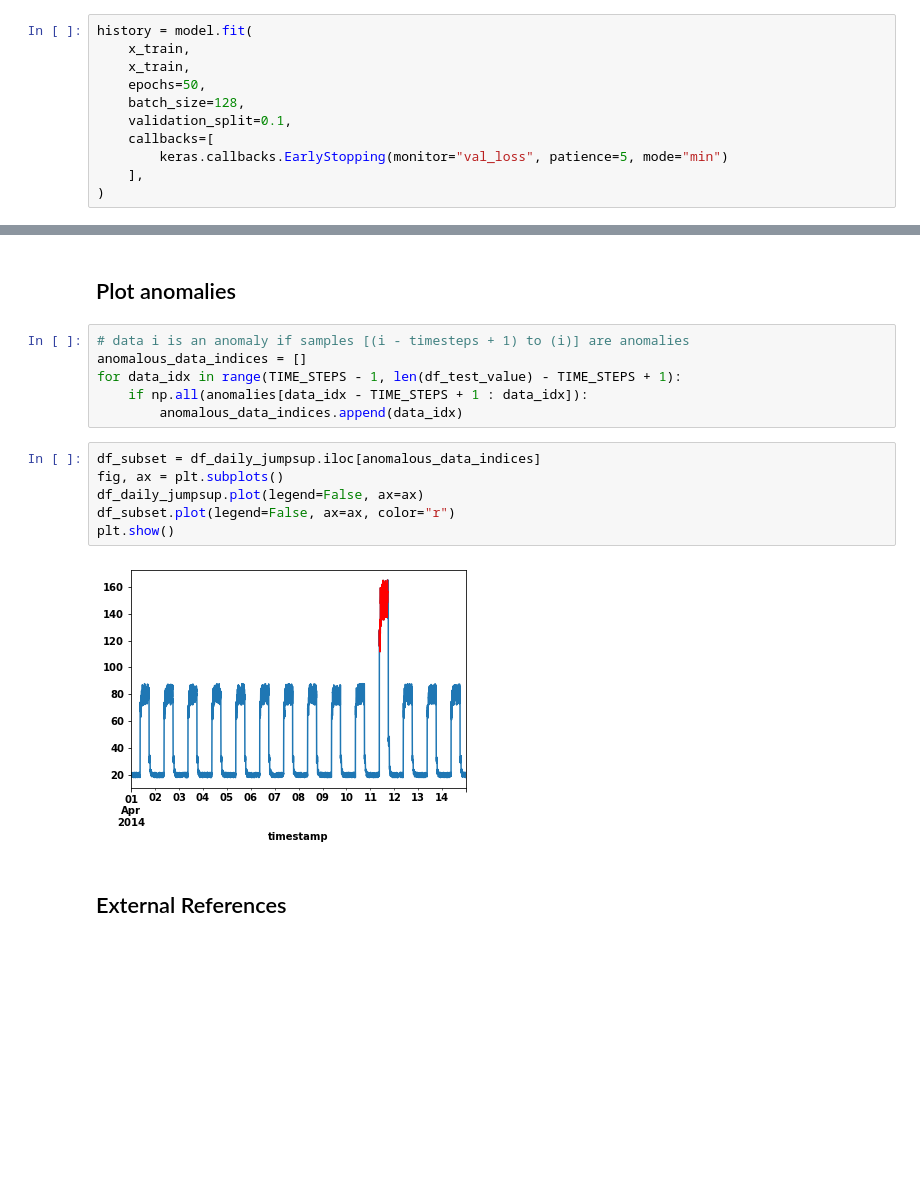
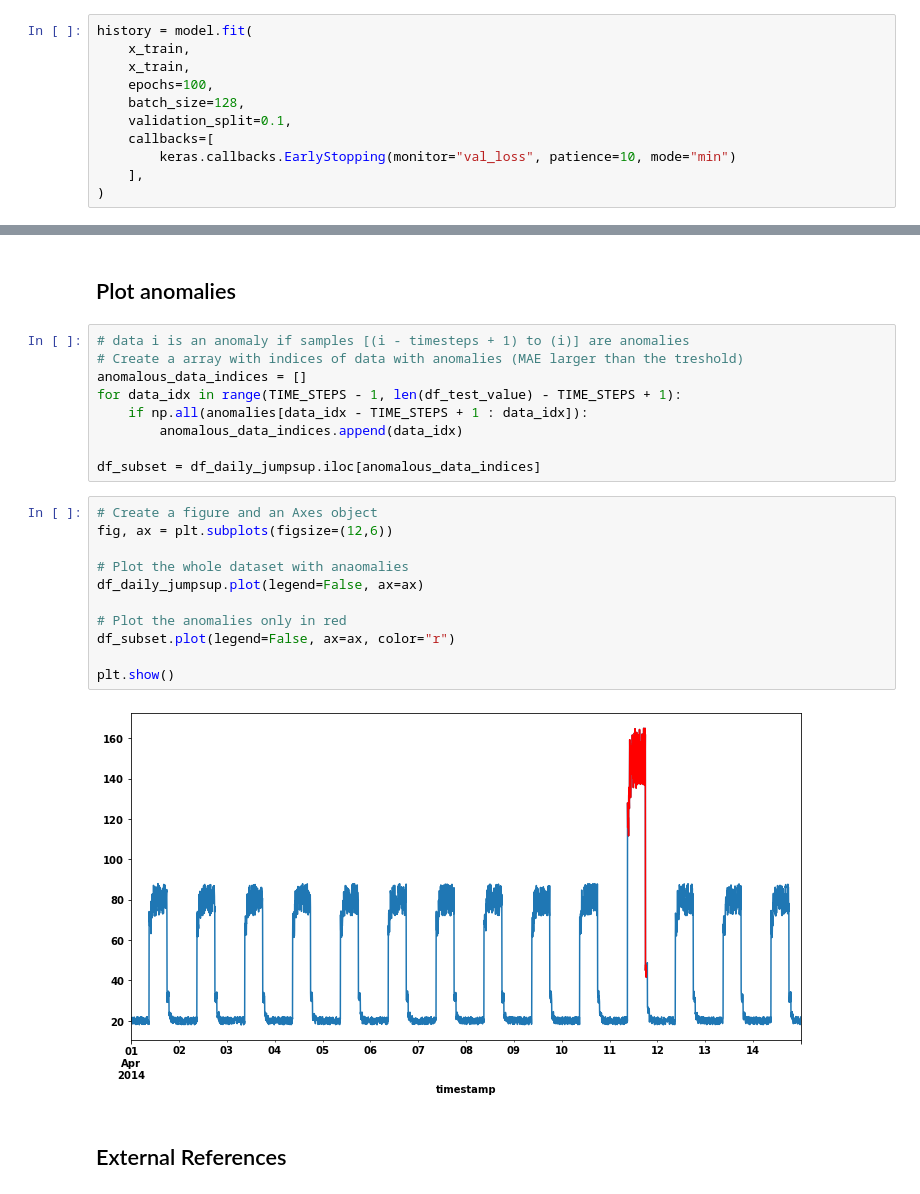
Before and after one commit to przemekbil/ML_and_stats, a Jupyter notebook: Assessments/Topic 5 - Time Series anomaly detection example.ipynb, the cells around one changed output, grey strips where cells are left out. Drawn from its saved outputs; the diff is of its cells as text; blank space fills up the shorter version.

```diff
--- a/Assessments/Topic 5 - Time Series anomaly detection example.ipynb
+++ b/Assessments/Topic 5 - Time Series anomaly detection example.ipynb
@@ -527,11 +540,11 @@ In the cell below, the fit method of the model object is being called to train t
 history = model.fit(
     x_train,
     x_train,
-    epochs=50,
+    epochs=100,
     batch_size=128,
     validation_split=0.1,
     callbacks=[
-        keras.callbacks.EarlyStopping(monitor="val_loss", patience=5, mode="min")
+        keras.callbacks.EarlyStopping(monitor="val_loss", patience=10, mode="min")
     ],
 )
 # %% [output]
@@ -662,18 +786,26 @@ Indices of anomaly samples:  (array([2521, 2701, 2702, 2703, 2704, 2705, 2706, 2
 ## Plot anomalies
 # %%
 # data i is an anomaly if samples [(i - timesteps + 1) to (i)] are anomalies
+# Create a array with indices of data with anomalies (MAE larger than the treshold)
 anomalous_data_indices = []
 for data_idx in range(TIME_STEPS - 1, len(df_test_value) - TIME_STEPS + 1):
     if np.all(anomalies[data_idx - TIME_STEPS + 1 : data_idx]):
         anomalous_data_indices.append(data_idx)
+
+df_subset = df_daily_jumpsup.iloc[anomalous_data_indices]
 # %%
-df_subset = df_daily_jumpsup.iloc[anomalous_data_indices]
-fig, ax = plt.subplots()
+# Create a figure and an Axes object
+fig, ax = plt.subplots(figsize=(12,6))
+
+# Plot the whole dataset with anaomalies
 df_daily_jumpsup.plot(legend=False, ax=ax)
+
+# Plot the anomalies only in red
 df_subset.plot(legend=False, ax=ax, color="r")
+
 plt.show()
 # %% [output]
-[figure, old version]
+[figure, new version]
 # %% [markdown]
 ## External References
 # %% [markdown]
```
Also changed, not shown: parts of 23 cells of this notebook.
